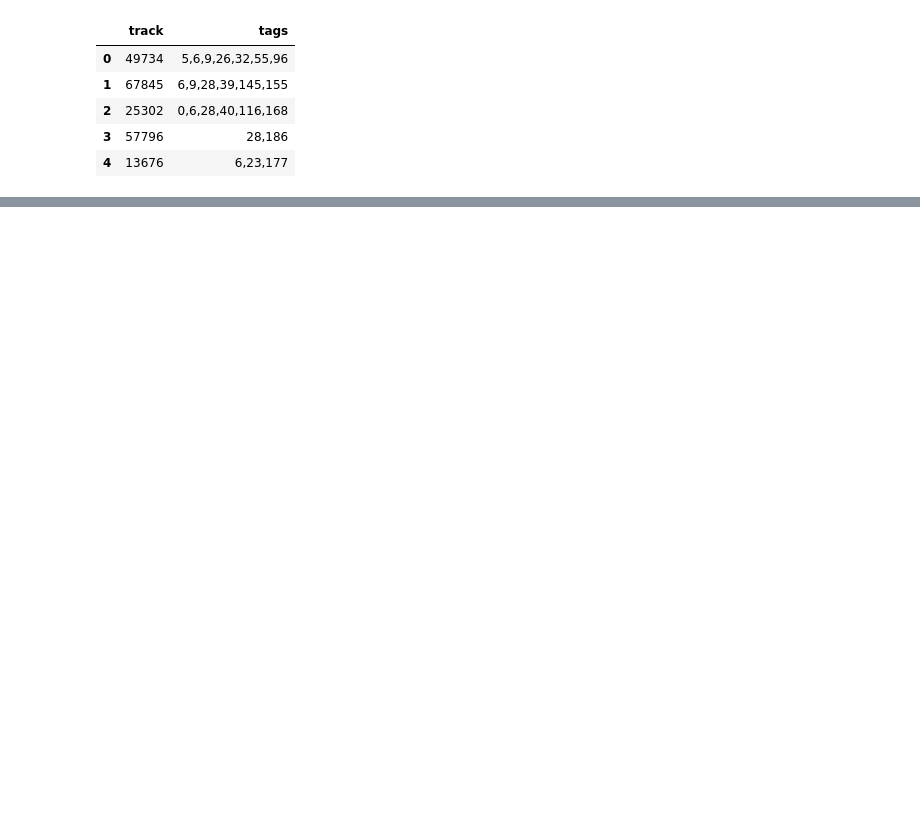
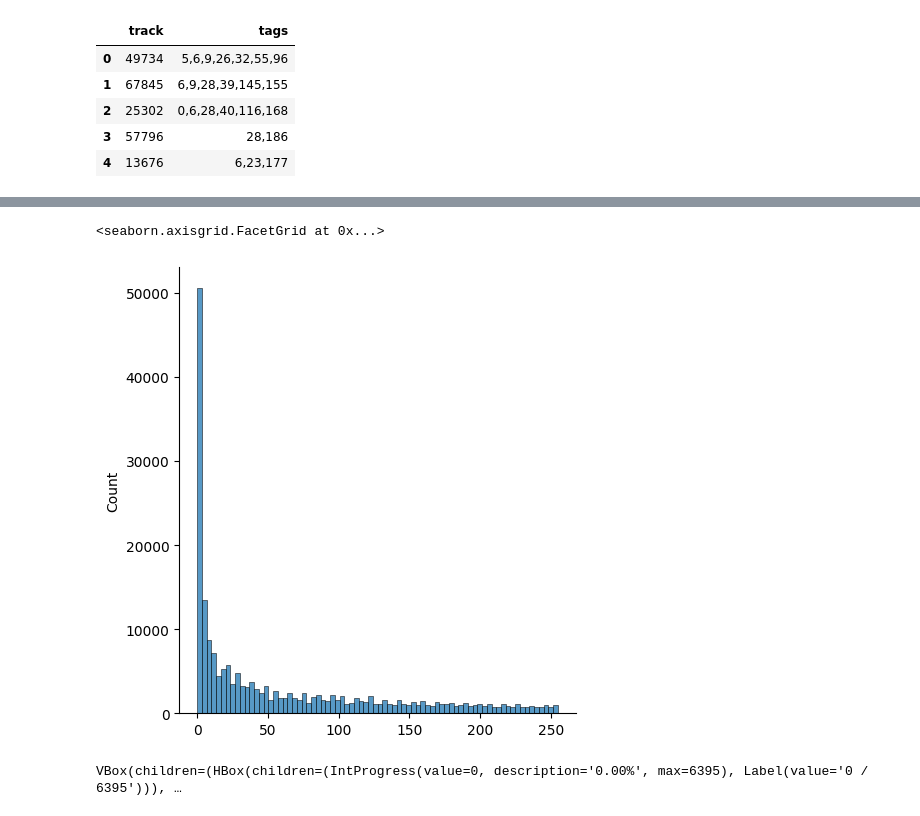
Before and after one commit to traptrip/yandex_cup_ml_2023, a Jupyter notebook: recsys/notebooks/eda.ipynb, the cells around one changed output, grey strips where cells are left out. Drawn from its saved outputs; the diff is of its cells as text; code cells hidden in the pictures; blank space fills up the shorter version.

```diff
--- a/recsys/notebooks/eda.ipynb
+++ b/recsys/notebooks/eda.ipynb
@@ -22,0 +101,23 @@ meta.to_csv("../data/metadata.csv", sep="\t", index=False)
+# %%
+sns.displot(all_tags)
+# %% [output]
+<seaborn.axisgrid.FacetGrid at 0x...>
+[figure, added]
+# %%
+# pred_filepath = "../_EXPERIMENTS/10folds__transformer_attn_pooling_lion_512dim_1/prediction.csv"
+# pred_filepath = "../_EXPERIMENTS/transformer_dim512_flip_cut_aug_resample_loss_1/prediction.csv"
+pred_filepath = "../_EXPERIMENTS/transformer_attn_pooling_2/prediction.csv"
+pred = pd.read_csv(pred_filepath)
+
+def process_pred(pred):
+    pred = list(map(float, pred.split(",")))
+    tags = []
+    for i, p in enumerate(pred):
+        if p > 0.5:
+            tags.append(i)
+    if not tags:
+        tags.append(np.argmax(pred))
+    return tags
+pred.tags = pred.prediction.parallel_apply(process_pred)
+# %% [output]
+VBox(children=(HBox(children=(IntProgress(value=0, description='0.00%', max=6395), Label(value='0 / 6395'))), …
```
Also changed, not shown: parts of 27 cells of this notebook, 32 other files.
